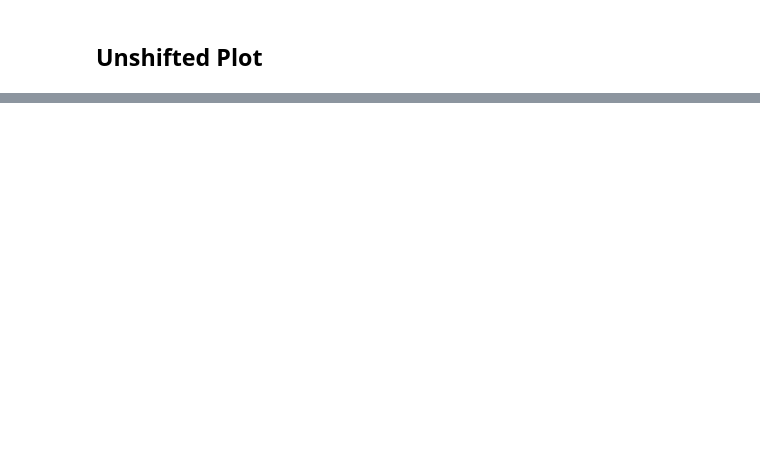
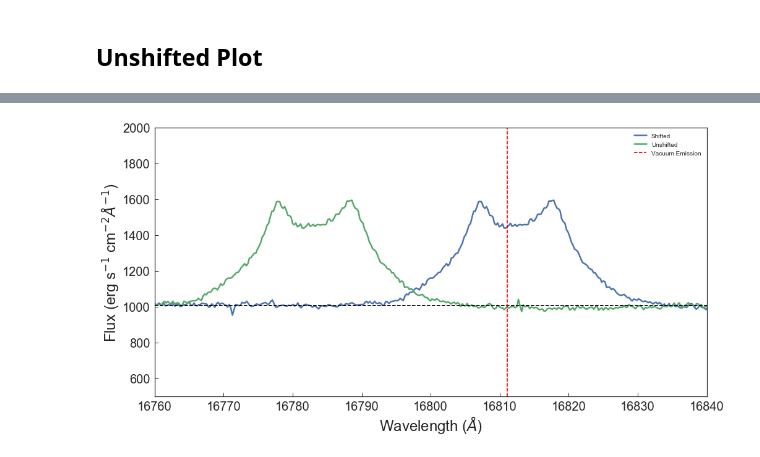
Before and after one commit to ballanr/T-Tauri, a Jupyter notebook: Shifting Spectra.ipynb, the cells around one changed output, grey strips where cells are left out. Cells and saved outputs as stored; diff of their text form; code cells hidden in the pictures; blank space fills up the shorter version.

```diff
--- a/Shifting Spectra.ipynb
+++ b/Shifting Spectra.ipynb
@@ -110,0 +123,4 @@ plt.xlim(16750,16850)
+# %%
+Brackett_EqW_Plot(4380,'2M18194176-1058093',11,16760,16840,500,2000)
+# %% [output]
+[figure, added]
```
Also changed, not shown: parts of 19 cells of this notebook.
